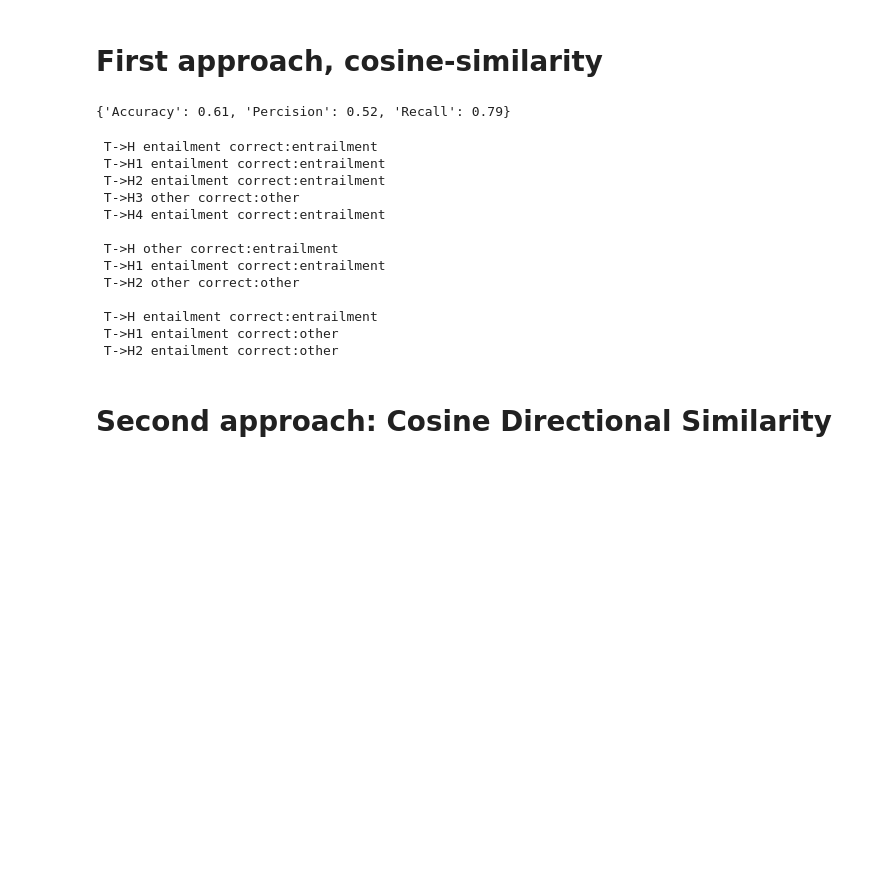
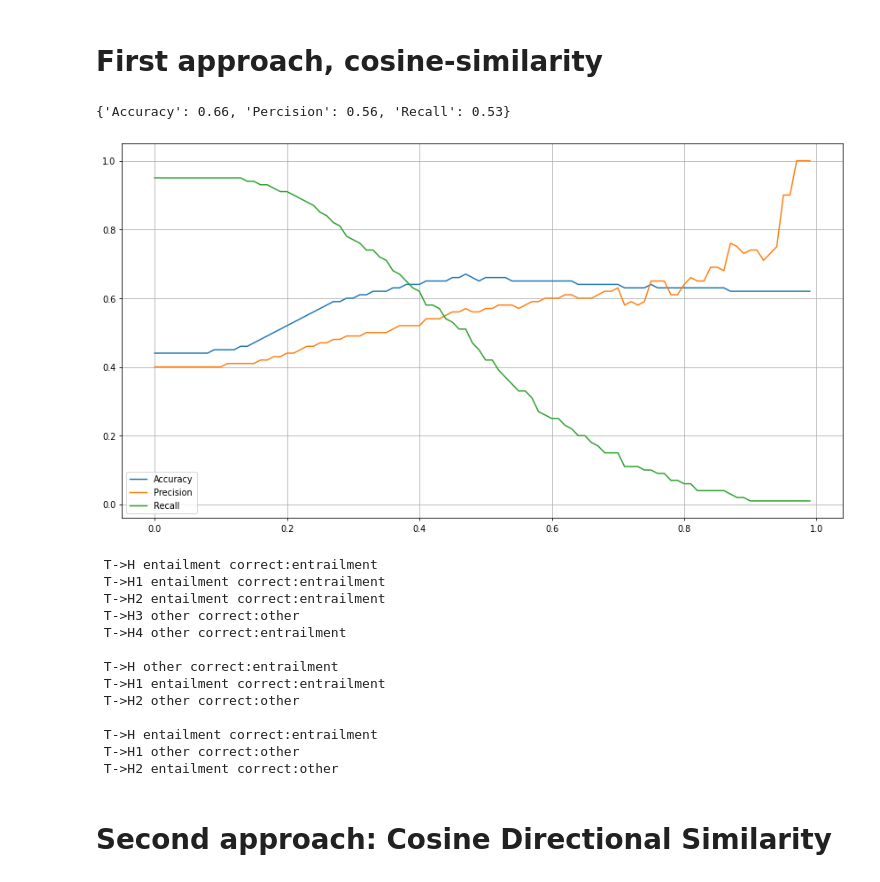
Before and after one commit to m-derakhshan/info_ret-project-22-21, a Jupyter notebook: Information_Retrieval_Project.ipynb, the cells around one changed output. Saved outputs shown, nothing was run; the diff lists cells and outputs as text; code cells hidden in the pictures; blank space fills up the shorter version.

```diff
--- a/Information_Retrieval_Project.ipynb
+++ b/Information_Retrieval_Project.ipynb
@@ -37,7 +37,11 @@ stopWords = stopwords.words('english')
 # %%
 #SNI dataset:
 train_raw_sni = pd.read_json("./drive/MyDrive/ColabData/snli_1.0_train.jsonl",lines = True)
-train_raw_sni = train_raw_sni[train_raw_sni.gold_label!='-'][:3633]
+train_raw_sni = train_raw_sni[train_raw_sni.gold_label!='-'][:6633]
+
+#MNLI dataset:
+train_raw_mnli = pd.read_json("./drive/MyDrive/ColabData/mnli_train.jsonl",lines = True)
+train_raw_mnli = train_raw_mnli[train_raw_mnli.gold_label!='-'][:10000]
 
 
 #RTE dataset
@@ -66,13 +70,14 @@ train_raw.loc[ train_raw["entailment"] == False, "entailment" ] = "other"
 
 train_raw.rename(columns = {"t":"sentence1","h":"sentence2","entailment":"gold_label"},inplace = True)
 train_raw = train_raw.append(train_raw_sni,ignore_index = True)
+train_raw = train_raw.append(train_raw_mnli,ignore_index = True)
 
 
 
-#RTE dataset
+#test RTE dataset
 test_raw_rte3 = pd.read_xml("./drive/MyDrive/ColabData/rte3_test.xml")
 test_raw_sni = pd.read_json("./drive/MyDrive/ColabData/snli_1.0_test.jsonl",lines = True)
-test_raw_sni = train_raw_sni[train_raw_sni.gold_label!='-'][:1200]
+test_raw_sni = train_raw_sni[train_raw_sni.gold_label!='-'][:2200]
 
 test_raw_rte3.loc[test_raw_rte3["entailment"]=="YES","entailment"] = "entailment"
 test_raw_rte3.loc[test_raw_rte3["entailment"]=="NO","entailment"] = "other"
@@ -81,11 +86,14 @@ test_raw_rte3.rename(columns = {"t":"sentence1","h":"sentence2","entailment":"go
 test_raw = test_raw_rte3.append(test_raw_sni,ignore_index = True)
 # %%
 train = train_raw
+train.drop(columns=["id","task","annotator_labels","captionID","pairID","sentence1_binary_parse","sentence1_parse","sentence2_binary_parse","sentence2_parse","genre","promptID"],inplace = True)
 train.replace("neutral","other", inplace = True)
 train.replace("contradiction","other", inplace = True)
 train = train.reset_index()
 
 test = test_raw
+test.replace("neutral","other", inplace = True)
+test.replace("contradiction","other", inplace = True)
 
 print("len test:",len(test),"len train:",len(train))
 # %% [output]
@@ -132,11 +156,31 @@ def evaluation(threshold):
         else:
             fp+=1
   return {"Accuracy":round( (tp+tn) / (tp+tn+fp+fn),2),"Percision":round(tp/(tp+fp),2),"Recall":round(tp/(tp+fn),2)}
-# %%
-threshold = 0.3
-evaluation(threshold)
-# %% [output]
-{'Accuracy': 0.61, 'Percision': 0.52, 'Recall': 0.79}
+# %%
+threshold = 0.45
+#{'Accuracy': 0.66, 'Percision': 0.56, 'Recall': 0.53}
+evaluation(threshold)
+# %% [output]
+{'Accuracy': 0.66, 'Percision': 0.56, 'Recall': 0.53}
+# %%
+values = {"threshold":[],"Accuracy":[],"Percision":[],"Recall":[]}
+for thresh in tqdm(np.arange(0,1,0.01)):
+  measurement = evaluation(thresh)
+  values["threshold"].append(thresh)
+  values["Recall"].append(measurement["Recall"])
+  values["Percision"].append(measurement["Percision"])
+  values["Accuracy"].append(measurement["Accuracy"])
+
+plt.figure(figsize =(15,8),dpi = 70)
+
+plt.plot(values["threshold"],values["Accuracy"])
+plt.plot(values["threshold"],values["Percision"])
+plt.plot(values["threshold"],values["Recall"])
+plt.legend(["Accuracy","Precision","Recall"])
+plt.grid()
+plt.show()
+# %% [output]
+[figure, added]
 # %%
 T = "Tim managed to stop the car"
 H = "Tim stopped the car"
@@ -149,7 +193,7 @@ print(" T->H",predict (T,H,threshold),"correct:entrailment\n","T->H1",predict (T
 
 
 T = "Tim has bought fish tonight"
-H = "Tim has spent money"
+H = "Tim has spent some money"
 H1 = "Tim has bought something"
 H2 = "Tim Is relaxed and happy!"
 print(" T->H",predict (T,H,threshold),"correct:entrailment\n","T->H1",predict (T,H1,threshold),"correct:entrailment\n","T->H2",predict (T,H2,threshold),"correct:other\n",)
@@ -165,14 +209,14 @@ print(" T->H",predict (T,H,threshold),"correct:entrailment\n","T->H1",predict (T
  T->H1 entailment correct:entrailment
  T->H2 entailment correct:entrailment
  T->H3 other correct:other
- T->H4 entailment correct:entrailment
+ T->H4 other correct:entrailment
 
  T->H other correct:entrailment
  T->H1 entailment correct:entrailment
  T->H2 other correct:other
 
  T->H entailment correct:entrailment
- T->H1 entailment correct:other
+ T->H1 other correct:other
  T->H2 entailment correct:other
 # %% [markdown]
 # Second approach: Cosine Directional Similarity
```
Also changed, not shown: parts of 25 cells of this notebook.
